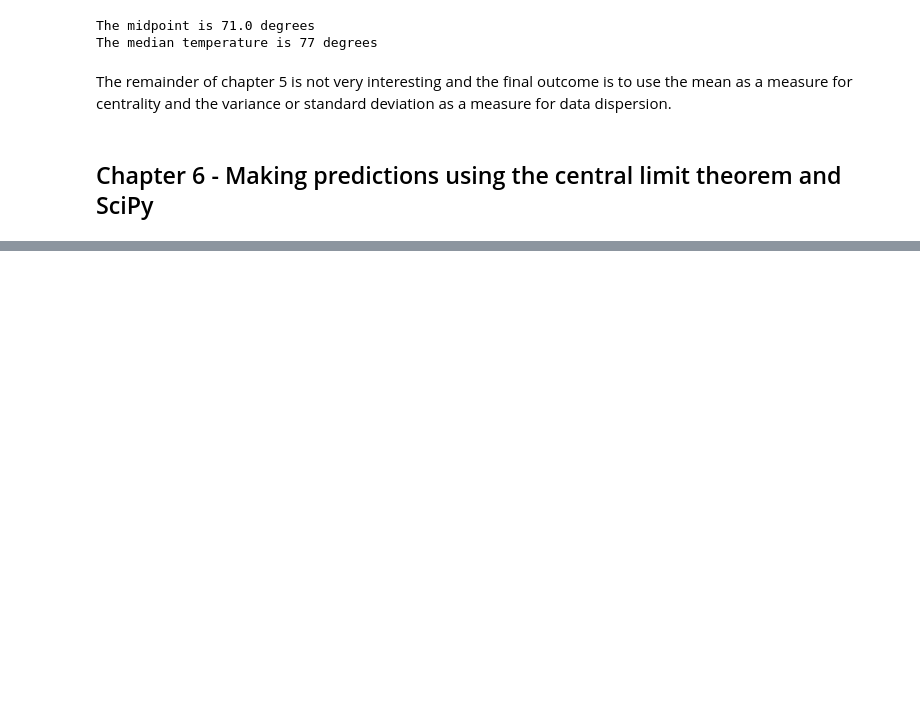
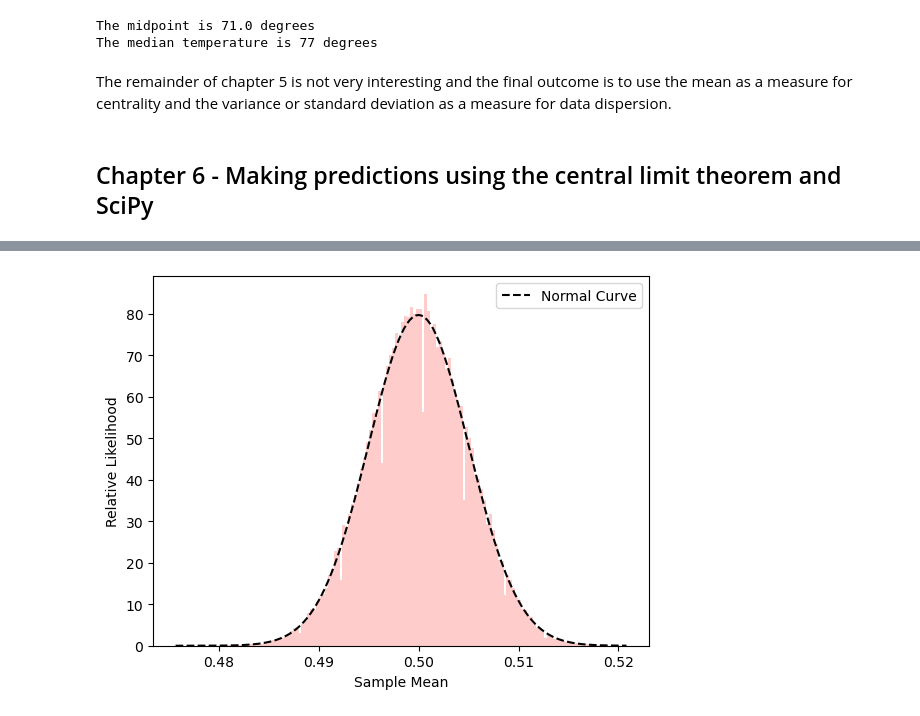
Before and after one commit to mnuman/data-science-bookcamp, a Jupyter notebook: Case Study 2.ipynb, the cells around one changed output, grey strips where cells are left out. Saved outputs shown, nothing was run; the diff lists cells and outputs as text; code cells hidden in the pictures; blank space fills up the shorter version.

```diff
--- a/Case Study 2.ipynb
+++ b/Case Study 2.ipynb
@@ -104,0 +169,10 @@ The remainder of chapter 5 is not very interesting and the final outcome is to u
+# %%
+normal_likelihoods = stats.norm.pdf(bin_edges, fitted_mean, fitted_std)
+plt.plot(bin_edges, normal_likelihoods, color='k', linestyle="--", label="Normal Curve")
+plt.hist(sample_means,bins='auto',alpha=0.2, color='r', density=True)
+plt.legend()
+plt.xlabel("Sample Mean")
+plt.ylabel("Relative Likelihood")
+plt.show()
+# %% [output]
+[figure, added]
```
Also changed, not shown: parts of 48 cells of this notebook.
